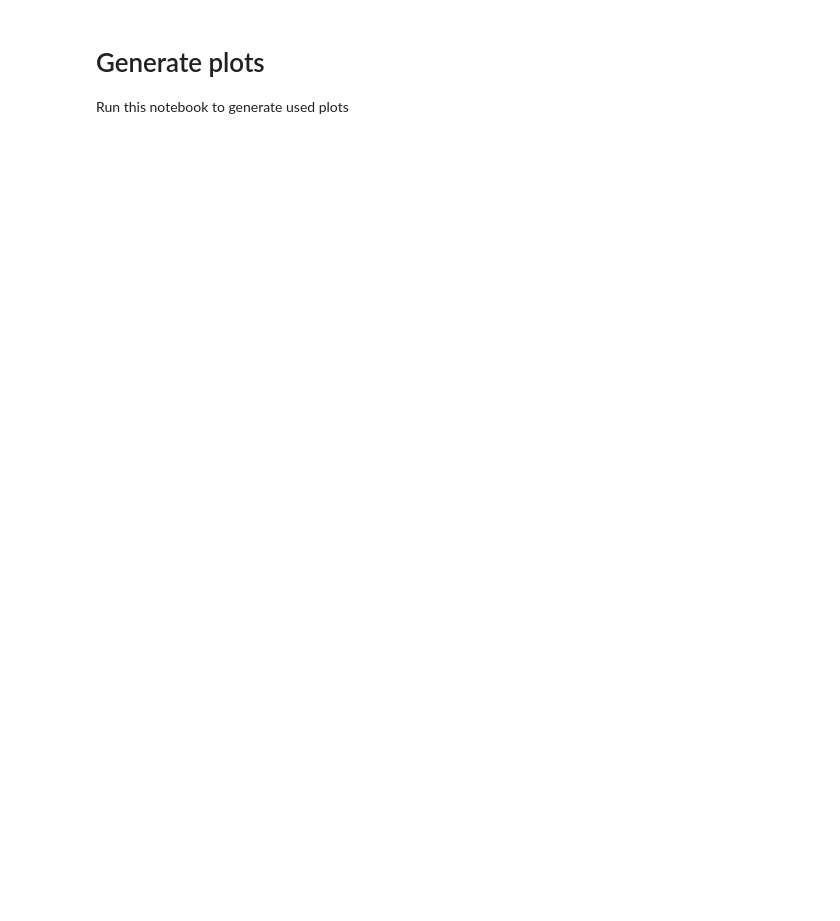
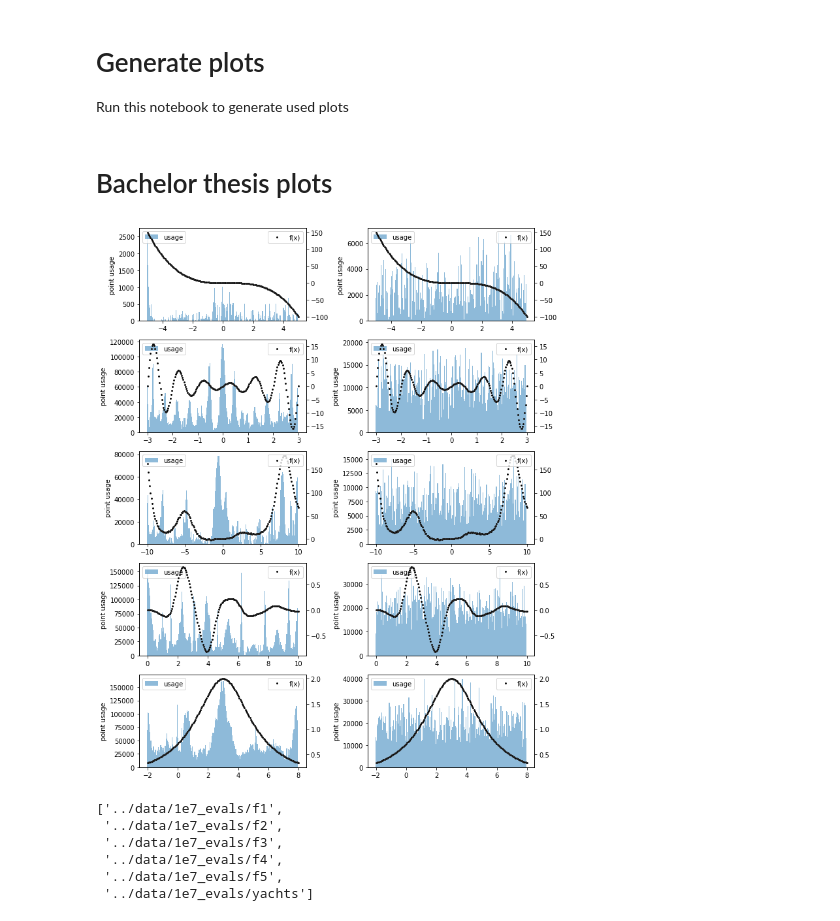
Before and after one commit to mayerja1/fpgp, a Jupyter notebook: notebooks/plot_maker.ipynb, the cells around one changed output. Cells and saved outputs as stored; diff of their text form; code cells hidden in the pictures; blank space fills up the shorter version.

```diff
--- a/notebooks/plot_maker.ipynb
+++ b/notebooks/plot_maker.ipynb
@@ -96,3 +91,5 @@ pred_plot.set_data(trn_x[predictors[-1]], trn_y[predictors[-1]])
 sol_plot.set_data(trn_x, solutions_vals[-1])
 ax.legend()
 plt.savefig('plots/f2_failed_run.pdf')
+# %% [markdown]
+# Bachelor thesis plots
@@ -98,0 +128,16 @@ plt.savefig('plots/f2_failed_run.pdf')
+# %%
+base_path = '../data'
+paths = ('001_fitness/f1', '05_fitness/f2', '15_fitness/f3', '0025_fitness/f4', '0025_fitness/f5')
+fig, axs = plt.subplots(nrows=5, ncols=2, figsize=(10, 12))
+for p, row in zip(paths, axs):
+    logs, names = utils.get_results(os.path.join(base_path, p))
+    data = np.load(os.path.join(base_path, p, 'my2', 'dataset.npz'))
+    trn_x, trn_y = data['trn'][:, :-1], data['trn'][:, -1]
+    plotting_tools.predictor_histogram(trn_x, trn_y, logs[names.index('my2')], ax1=row[0])
+    plotting_tools.predictor_histogram(trn_x, trn_y, logs[names.index('DScoev')], ax1=row[1])
+plt.tight_layout()
+#plt.show()
+plt.savefig('../plots/pred_hist.pdf')
+#print(names)
+# %% [output]
+[figure, added]
@@ -98,0 +160,11 @@ plt.savefig('plots/f2_failed_run.pdf')
+# %%
+exp_dir = '../data/1e7_evals/'
+benchmarks = sorted([os.path.join(exp_dir, d) for d in os.listdir(exp_dir)])
+benchmarks
+# %% [output]
+['../data/1e7_evals/f1',
+ '../data/1e7_evals/f2',
+ '../data/1e7_evals/f3',
+ '../data/1e7_evals/f4',
+ '../data/1e7_evals/f5',
+ '../data/1e7_evals/yachts']
```
Also changed, not shown: parts of 9 cells of this notebook, 3 other files.
